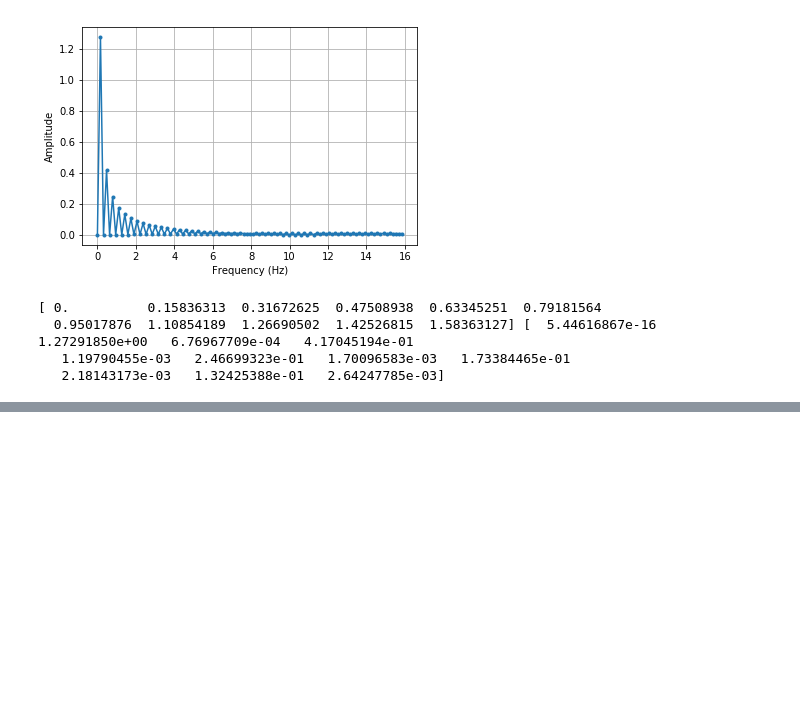
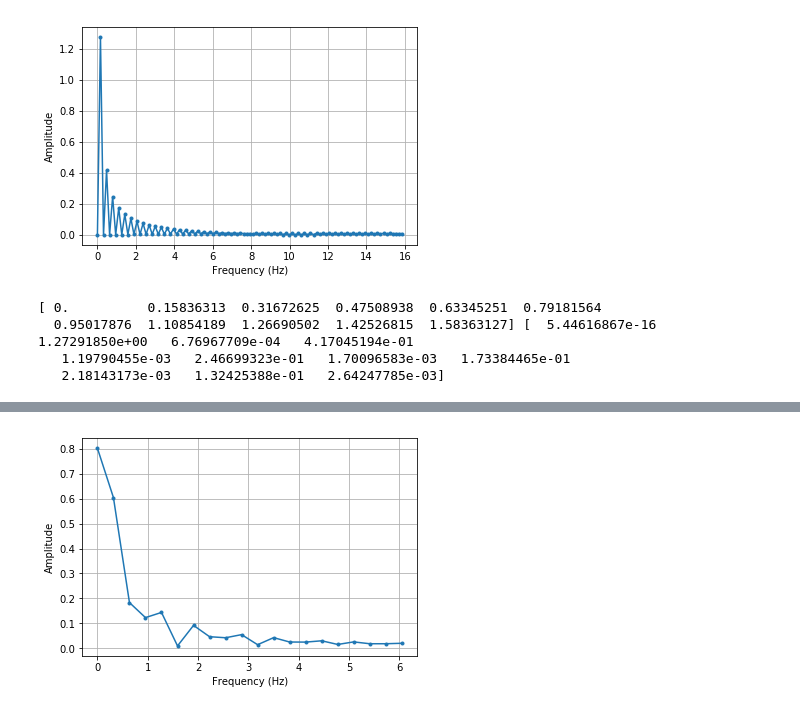
Before and after one commit to osnove/Dodatno, a Jupyter notebook: Zglajen_pravokoten_signal.ipynb, the cells around one changed output, grey strips where cells are left out. Saved outputs shown, nothing was run; the diff lists cells and outputs as text; code cells hidden in the pictures; blank space fills up the shorter version.

```diff
--- a/Zglajen_pravokoten_signal.ipynb
+++ b/Zglajen_pravokoten_signal.ipynb
@@ -277,0 +330,10 @@ plt.xlabel('x'); plt.ylabel('y'); plt.title('$\sigma(x)$')
+# %%
+n1 = 20
+fft_x_n1 = (2.0 / n) * fft_x[:n1]
+freq_n1 = freq[:n1]
+plt.plot(freq_n1, np.abs(fft_x_n1),'.-')
+plt.xlabel("Frequency (Hz)")
+plt.ylabel("Amplitude")
+plt.grid()
+# %% [output]
+[figure, added]
```
Also changed, not shown: parts of 15 cells of this notebook, 5 other files.
